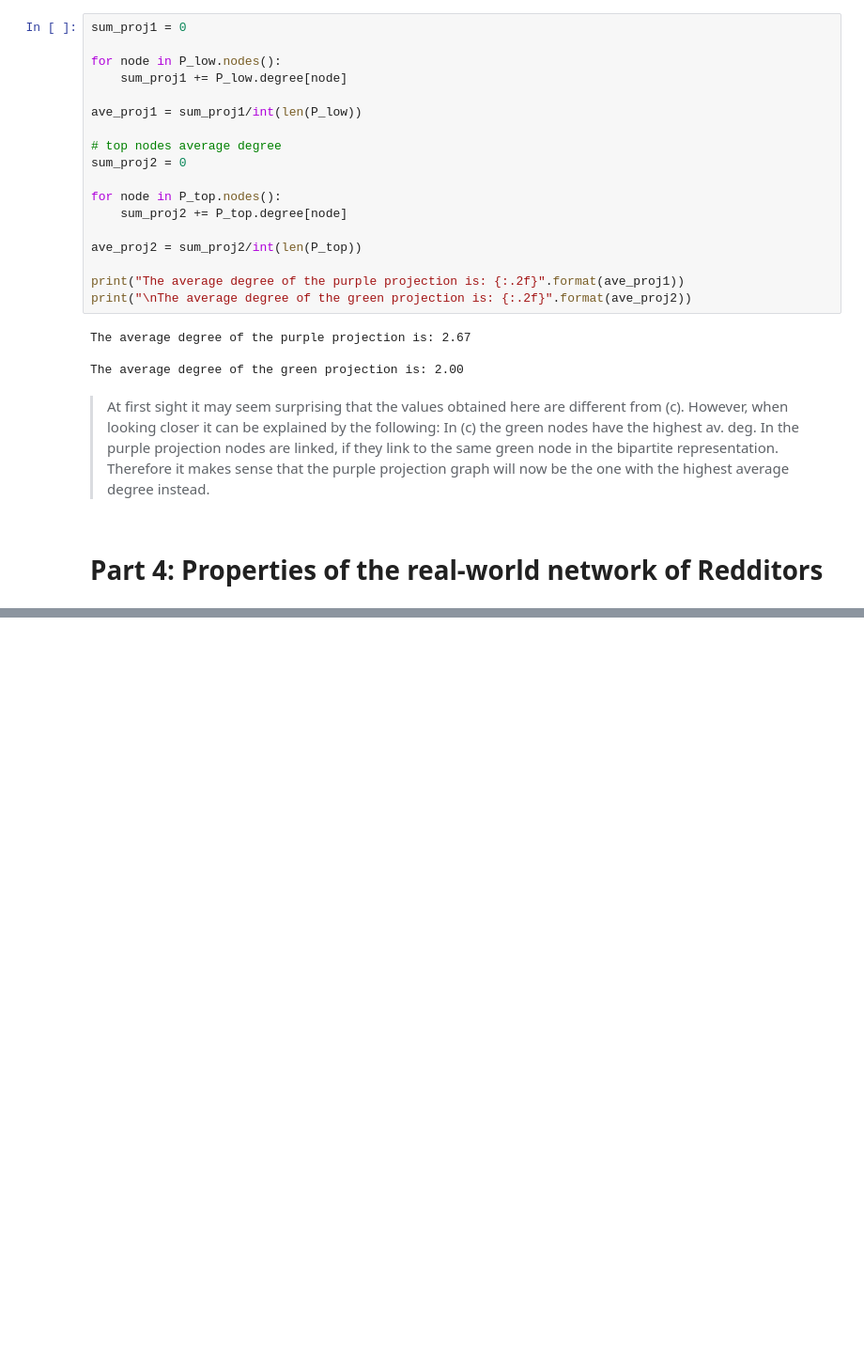
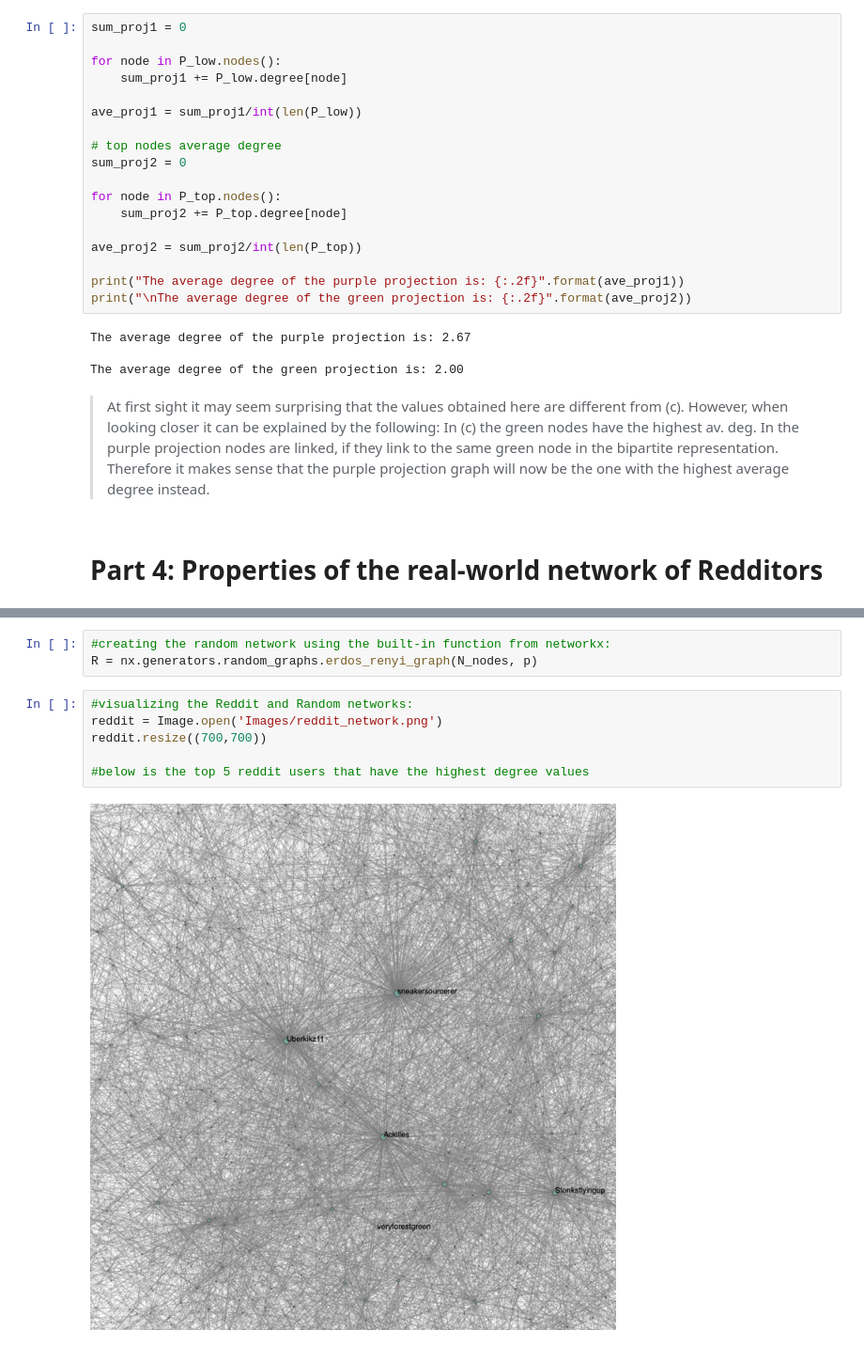
Before and after one commit to almafaz/CSSAssignments, a Jupyter notebook: Assignment1.ipynb, the cells around one changed output, grey strips where cells are left out. Shown at 94% size. Cells and saved outputs as stored; diff of their text form; blank space fills up the shorter version.

```diff
--- a/Assignment1.ipynb
+++ b/Assignment1.ipynb
@@ -524,0 +589,11 @@ FileNotFoundError: [Errno 2] No such file or directory: 'GME_graph.gml'
+# %%
+#creating the random network using the built-in function from networkx:
+R = nx.generators.random_graphs.erdos_renyi_graph(N_nodes, p)
+# %%
+#visualizing the Reddit and Random networks:
+reddit = Image.open('Images/reddit_network.png')
+reddit.resize((700,700))
+
+#below is the top 5 reddit users that have the highest degree values
+# %% [output]
+[figure, added]
```
Also changed, not shown: parts of 20 cells of this notebook, 9 other files.
